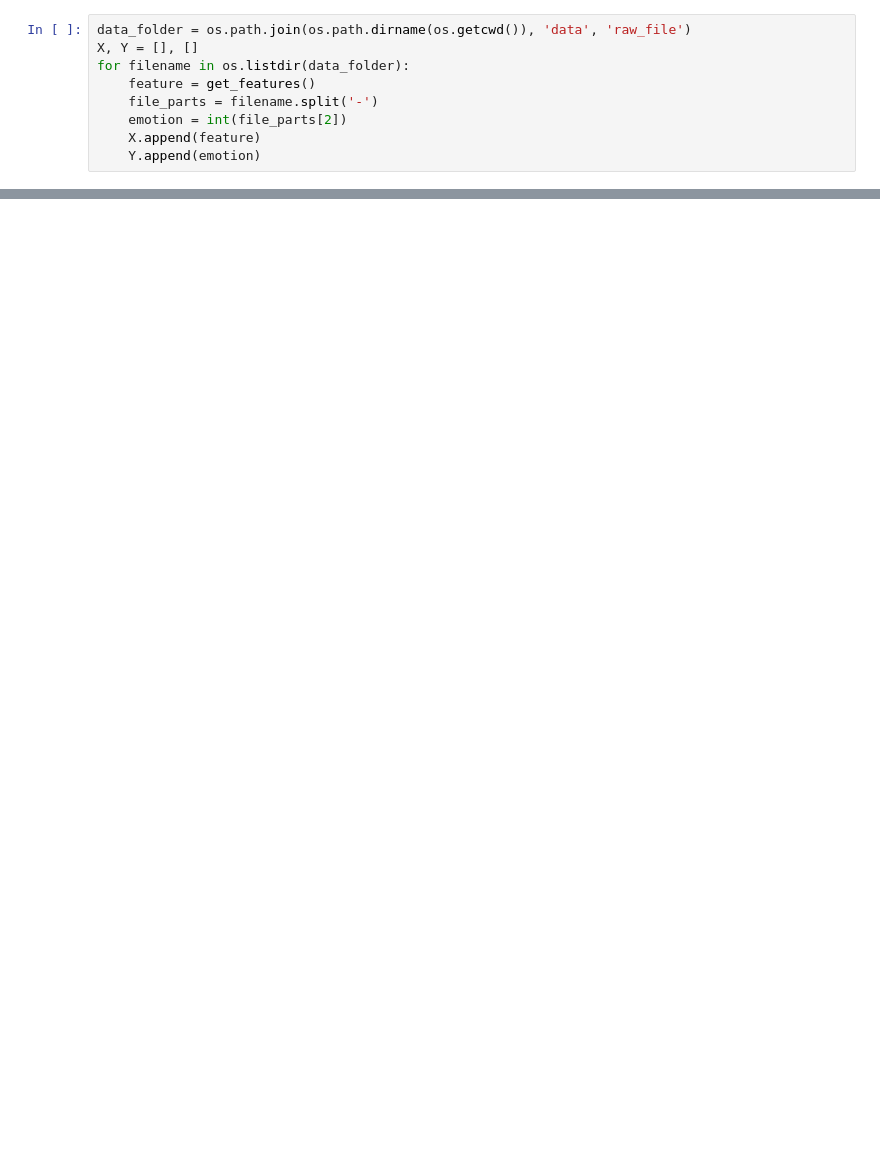
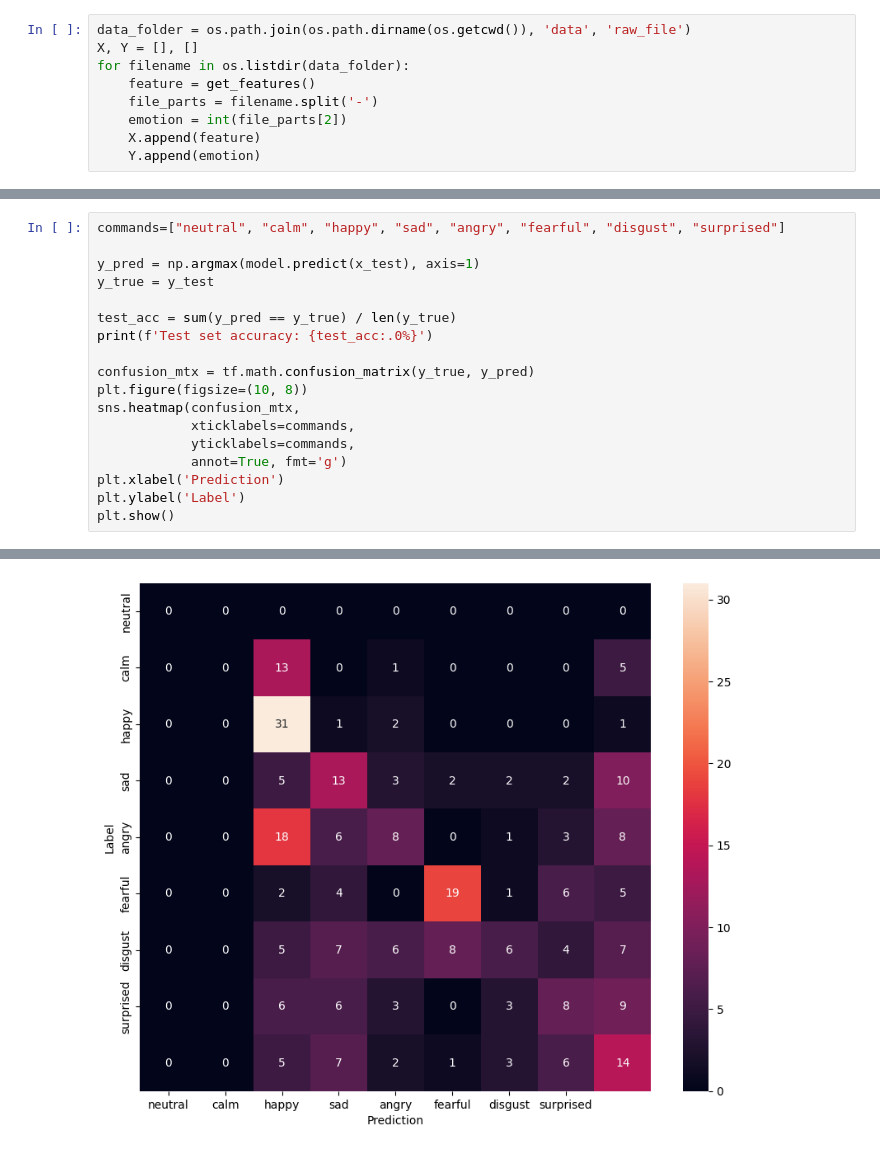
Before and after one commit to KulsonKula/Speech-emotion-recognition, a Jupyter notebook: src/data_procesing.IPYNB, the cells around one changed output, grey strips where cells are left out. Drawn from its saved outputs; the diff is of its cells as text; blank space fills up the shorter version.

```diff
--- a/src/data_procesing.IPYNB
+++ b/src/data_procesing.IPYNB
@@ -191,0 +171,19 @@ KeyboardInterrupt:
+# %%
+commands=["neutral", "calm", "happy", "sad", "angry", "fearful", "disgust", "surprised"]
+
+y_pred = np.argmax(model.predict(x_test), axis=1)
+y_true = y_test
+
+test_acc = sum(y_pred == y_true) / len(y_true)
+print(f'Test set accuracy: {test_acc:.0%}')
+
+confusion_mtx = tf.math.confusion_matrix(y_true, y_pred)
+plt.figure(figsize=(10, 8))
+sns.heatmap(confusion_mtx,
+            xticklabels=commands,
+            yticklabels=commands,
+            annot=True, fmt='g')
+plt.xlabel('Prediction')
+plt.ylabel('Label')
+plt.show()
+# %% [output]
@@ -192,3 +192,4 @@ KeyboardInterrupt:
+[figure, added]
 # %%
 model.evaluate(x_test,y_test)
 # %% [output]
```
Also changed, not shown: parts of 13 cells of this notebook.
